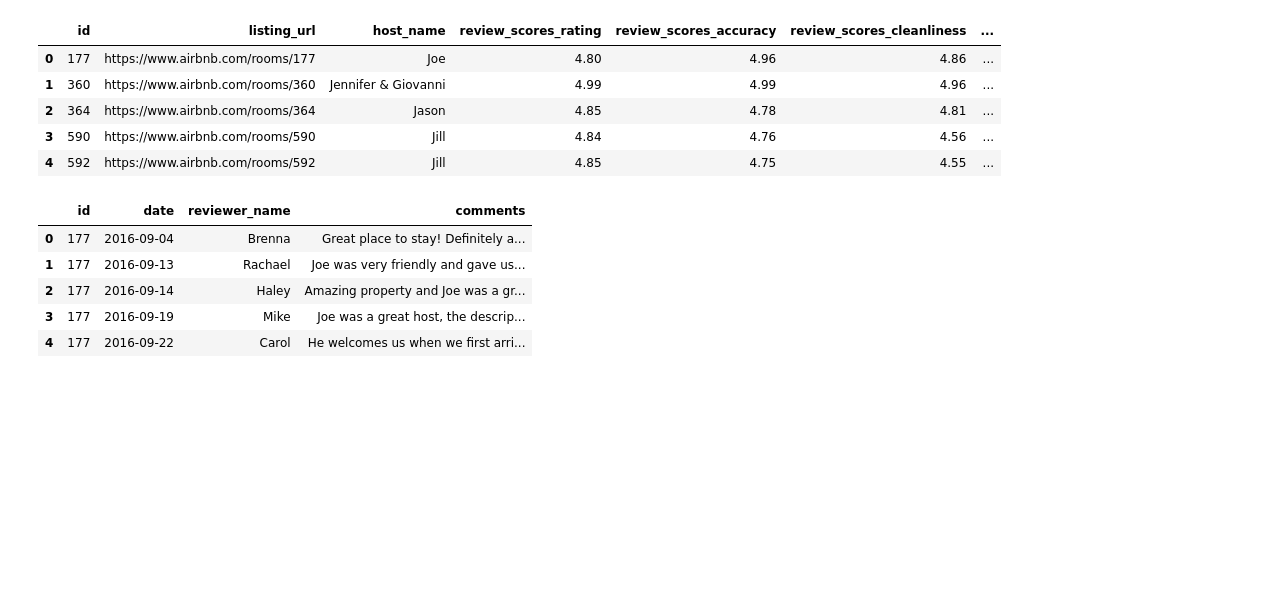
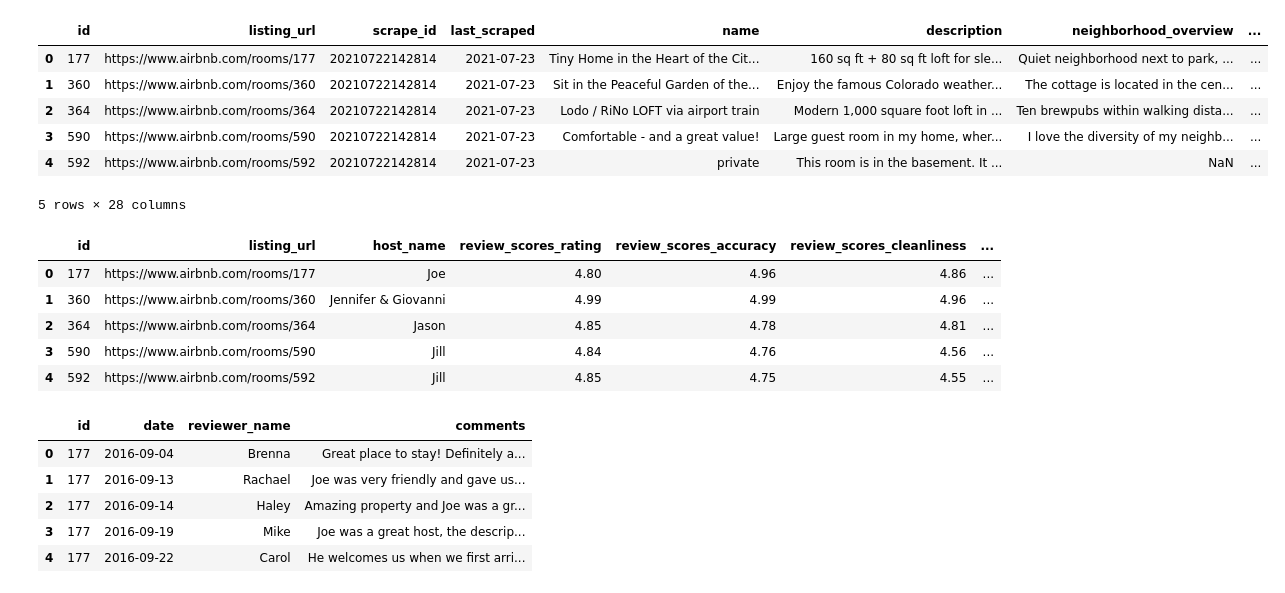
Before and after one commit to yobeze/AirBnb-Profit_Model, a Jupyter notebook: nlp_testing.ipynb, the cells around one changed output. Drawn from its saved outputs; the diff is of its cells as text; code cells hidden in the pictures; blank space fills up the shorter version.

```diff
--- a/nlp_testing.ipynb
+++ b/nlp_testing.ipynb
@@ -12,4 +12,16 @@ reviews = pd.read_csv('reviews.csv')
 # reviews.head()
 df_host = pd.read_csv('listings_cleaned.csv')
 # df_host.head(10)
+# %%
+host_filtered = df_host.drop(df_host.iloc[:, 11:59], axis = 1)
+host_filtered.head()
+# reviews.head()
+# %% [output]
+|  | id | listing_url | scrape_id | last_scraped | name | description | neighborhood_overview | ... |
+| 0 | 177 | https://www.airbnb.com/rooms/177 | 20210722142814 | 2021-07-23 | Tiny Home in the Heart of the Cit... | 160 sq ft + 80 sq ft loft for sle... | Quiet neighborhood next to park, ... | ... |
+| 1 | 360 | https://www.airbnb.com/rooms/360 | 20210722142814 | 2021-07-23 | Sit in the Peaceful Garden of the... | Enjoy the famous Colorado weather... | The cottage is located in the cen... | ... |
+| 2 | 364 | https://www.airbnb.com/rooms/364 | 20210722142814 | 2021-07-23 | Lodo / RiNo LOFT via airport train | Modern 1,000 square foot loft in ... | Ten brewpubs within walking dista... | ... |
+| 3 | 590 | https://www.airbnb.com/rooms/590 | 20210722142814 | 2021-07-23 | Comfortable - and a great value! | Large guest room in my home, wher... | I love the diversity of my neighb... | ... |
+| 4 | 592 | https://www.airbnb.com/rooms/592 | 20210722142814 | 2021-07-23 | private | This room is in the basement. It ... | NaN | ... |
+5 rows × 28 columns
 # %%
```
Also changed, not shown: parts of 14 cells of this notebook.
